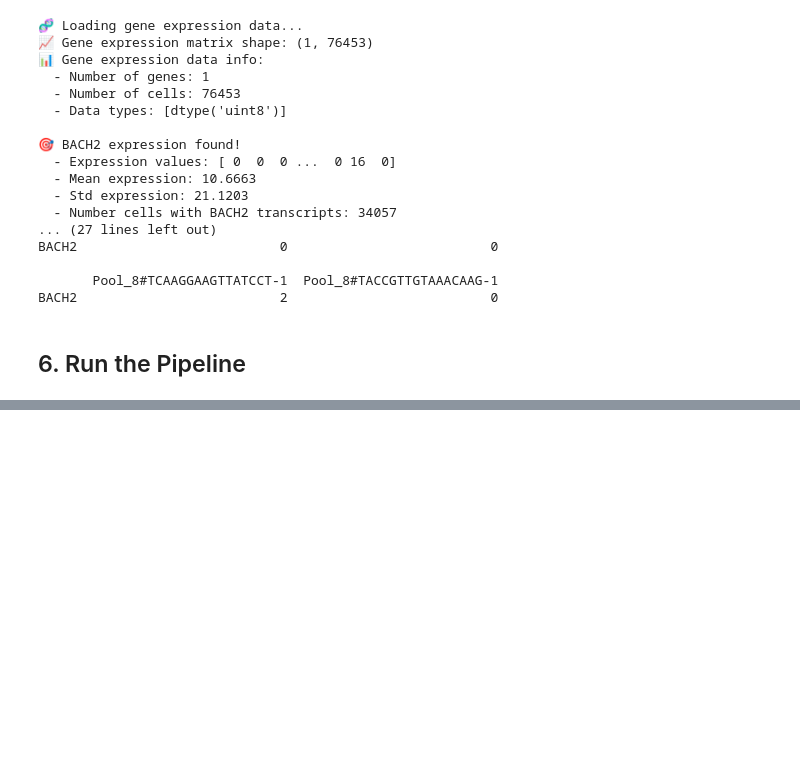
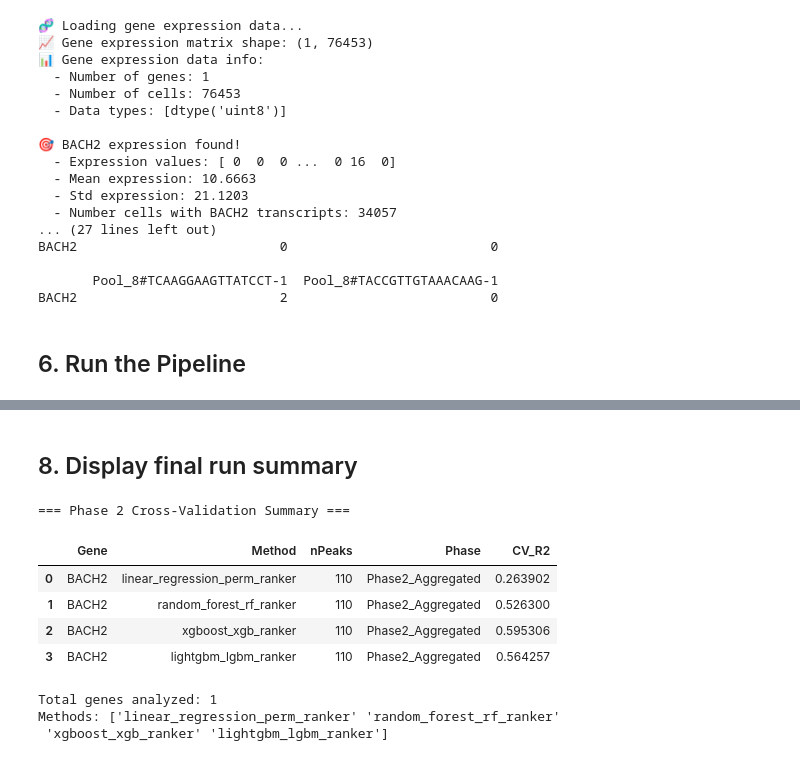
Before and after one commit to maggiebr0wn/snATAC-Express, a Jupyter notebook: tutorial.ipynb, the cells around one changed output, grey strips where cells are left out. Cells and saved outputs as stored; diff of their text form; code cells hidden in the pictures; blank space fills up the shorter version.

```diff
--- a/tutorial.ipynb
+++ b/tutorial.ipynb
@@ -486,0 +282,14 @@ print("\n✅ Additional analysis completed!")
+# %%
+import os
+import glob
+
+# List all files in the results directory
+os.chdir('/home/maggiebrown/projects/snATAC-Express')
+print("=== Results Directory Structure ===")
+for root, dirs, files in os.walk("results"):
+    level = root.replace("results", '').count(os.sep)
+    indent = ' ' * 2 * level
+    print(f"{indent}{os.path.basename(root)}/")
+    subindent = ' ' * 2 * (level + 1)
+    for f in files:
+        print(f"{subindent}{f}")
@@ -486,0 +314,24 @@ print("\n✅ Additional analysis completed!")
+# %% [markdown]
+## 8. Display final run summary
+# %%
+import pandas as pd
+
+phase2_summary_path = "results/phase2_cv_summary.txt"
+if os.path.exists(phase2_summary_path):
+    phase2_summary = pd.read_csv(phase2_summary_path, sep='\t')
+    print("=== Phase 2 Cross-Validation Summary ===")
+    display(phase2_summary.head(10))  # Show first 10 rows
+    print(f"\nTotal genes analyzed: {phase2_summary['Gene'].nunique()}")
+    print(f"Methods: {phase2_summary['Method'].unique()}")
+else:
+    print("Phase 2 summary not found!")
+# %% [output]
+=== Phase 2 Cross-Validation Summary ===
+|  | Gene | Method | nPeaks | Phase | CV_R2 |
+| 0 | BACH2 | linear_regression_perm_ranker | 110 | Phase2_Aggregated | 0.263902 |
+| 1 | BACH2 | random_forest_rf_ranker | 110 | Phase2_Aggregated | 0.526300 |
+| 2 | BACH2 | xgboost_xgb_ranker | 110 | Phase2_Aggregated | 0.595306 |
+| 3 | BACH2 | lightgbm_lgbm_ranker | 110 | Phase2_Aggregated | 0.564257 |
+Total genes analyzed: 1
+Methods: ['linear_regression_perm_ranker' 'random_forest_rf_ranker'
+ 'xgboost_xgb_ranker' 'lightgbm_lgbm_ranker']
```
Also changed, not shown: parts of 14 cells of this notebook, 23 other files.
